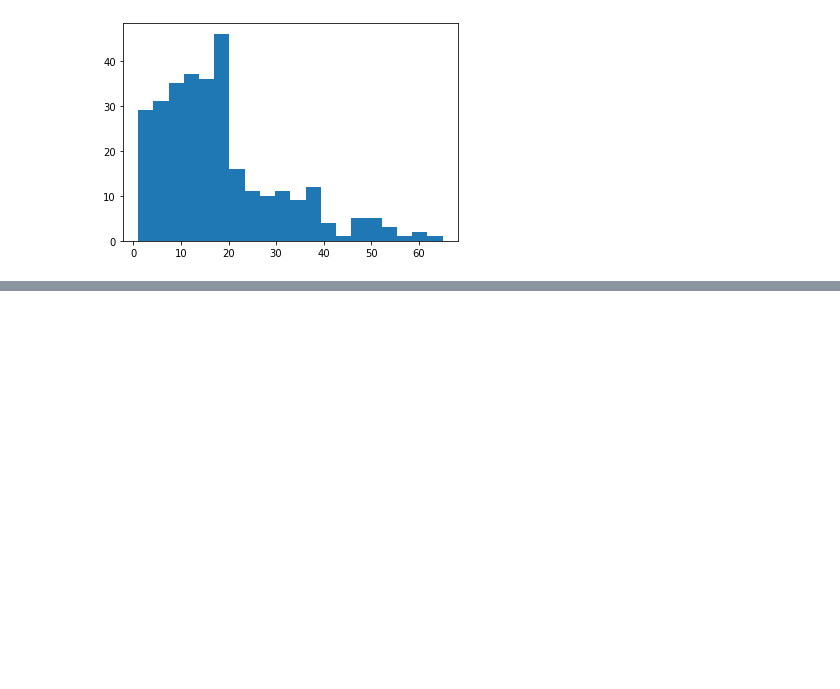
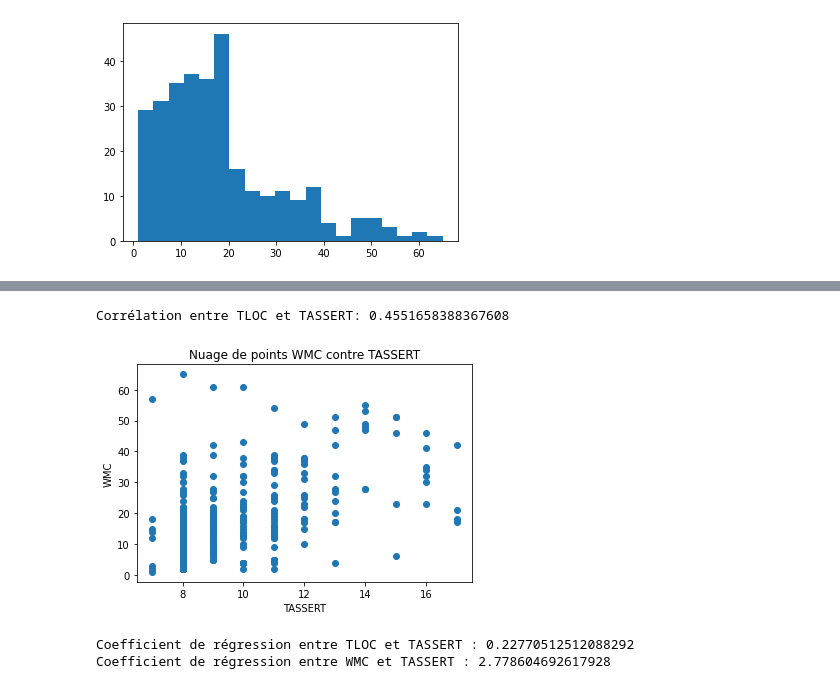
Before and after one commit to Nicolasd0/IFT3913-Dessert, a Jupyter notebook: TP3/TP3.ipynb, the cells around one changed output, grey strips where cells are left out. Drawn from its saved outputs; the diff is of its cells as text; code cells hidden in the pictures; blank space fills up the shorter version.

```diff
--- a/TP3/TP3.ipynb
+++ b/TP3/TP3.ipynb
@@ -121,0 +138,34 @@ plt.hist(df['TASSERT'], bins=20)
+# %%
+#Corrélation WMC et TASSERT
+plt.scatter(x=df['WMC'], y=df['TASSERT'])
+
+plt.xlabel('TASSERT')
+plt.ylabel('WMC')
+plt.title('Nuage de points WMC contre TASSERT')
+
+corr = df['WMC'].corr(df['TASSERT'], method="spearman")
+
+print("Corrélation entre TLOC et TASSERT: " + str(corr))
+# %% [output]
+Corrélation entre TLOC et TASSERT: 0.4551658388367608
+[figure, added]
+# %%
+# Régression linéaire TLOC vs TASSERT
+model_TLOC_TASSERT = LinearRegression()
+X_TLOC = df[['TLOC']]
+y_TASSERT = df['TASSERT']
+model_TLOC_TASSERT.fit(X_TLOC, y_TASSERT)
+coefficient_TLOC_TASSERT = model_TLOC_TASSERT.coef_
+
+# Régression linéaire WMC vs TASSERT
+model_WMC_TASSERT = LinearRegression()
+X_WMC = df[['WMC']]
+y_TASSERT = df['TASSERT']
+model_WMC_TASSERT.fit(X_WMC, y_TASSERT)
+coefficient_WMC_TASSERT = model_WMC_TASSERT.coef_
+
+print(f"Coefficient de régression entre TLOC et TASSERT : {coefficient_TLOC_TASSERT[0]}")
+print(f"Coefficient de régression entre WMC et TASSERT : {coefficient_WMC_TASSERT[0]}")
+# %% [output]
+Coefficient de régression entre TLOC et TASSERT : 0.22770512512088292
+Coefficient de régression entre WMC et TASSERT : 2.778604692617928
```
Also changed, not shown: parts of 2 cells of this notebook.
